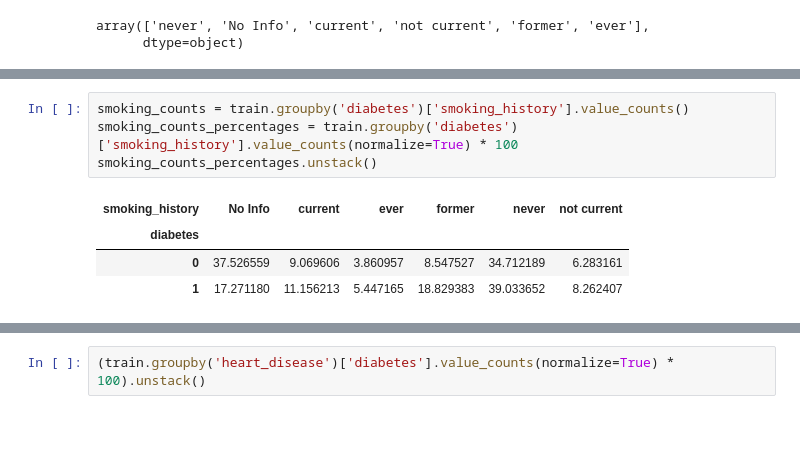
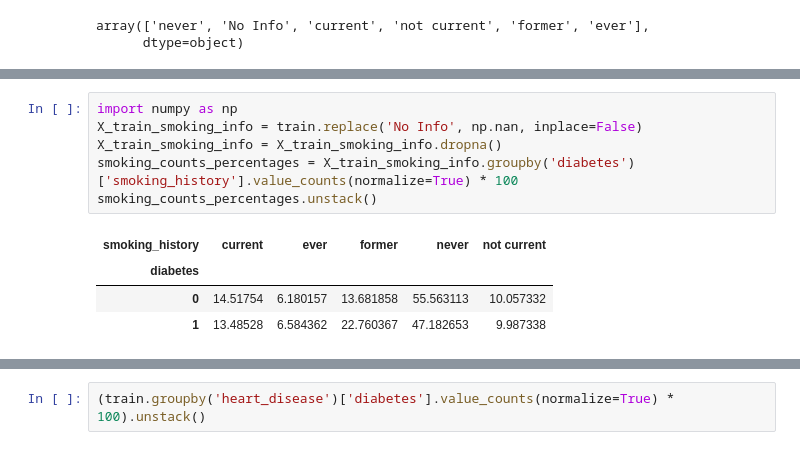
Before and after one commit to ilankhirin/2023-05_diabetes_classification_logistic_reg, a Jupyter notebook: 2023-05_diabetes_classification_logistic_reg.ipynb, the cells around one changed output, grey strips where cells are left out. Saved outputs shown, nothing was run; the diff lists cells and outputs as text.

```diff
--- a/2023-05_diabetes_classification_logistic_reg.ipynb
+++ b/2023-05_diabetes_classification_logistic_reg.ipynb
@@ -189,9 +199,11 @@ array(['never', 'No Info', 'current', 'not current', 'former', 'ever'],
 # %%
-smoking_counts = train.groupby('diabetes')['smoking_history'].value_counts()
-smoking_counts_percentages = train.groupby('diabetes')['smoking_history'].value_counts(normalize=True) * 100
+import numpy as np
+X_train_smoking_info = train.replace('No Info', np.nan, inplace=False)
+X_train_smoking_info = X_train_smoking_info.dropna()
+smoking_counts_percentages = X_train_smoking_info.groupby('diabetes')['smoking_history'].value_counts(normalize=True) * 100
 smoking_counts_percentages.unstack()
 # %% [output]
-| smoking_history | No Info | current | ever | former | never | not current |
-| diabetes |  |  |  |  |  |  |
-| 0 | 37.526559 | 9.069606 | 3.860957 | 8.547527 | 34.712189 | 6.283161 |
-| 1 | 17.271180 | 11.156213 | 5.447165 | 18.829383 | 39.033652 | 8.262407 |
+| smoking_history | current | ever | former | never | not current |
+| diabetes |  |  |  |  |  |
+| 0 | 14.51754 | 6.180157 | 13.681858 | 55.563113 | 10.057332 |
+| 1 | 13.48528 | 6.584362 | 22.760367 | 47.182653 | 9.987338 |
```
Also changed, not shown: parts of 7 cells of this notebook.
